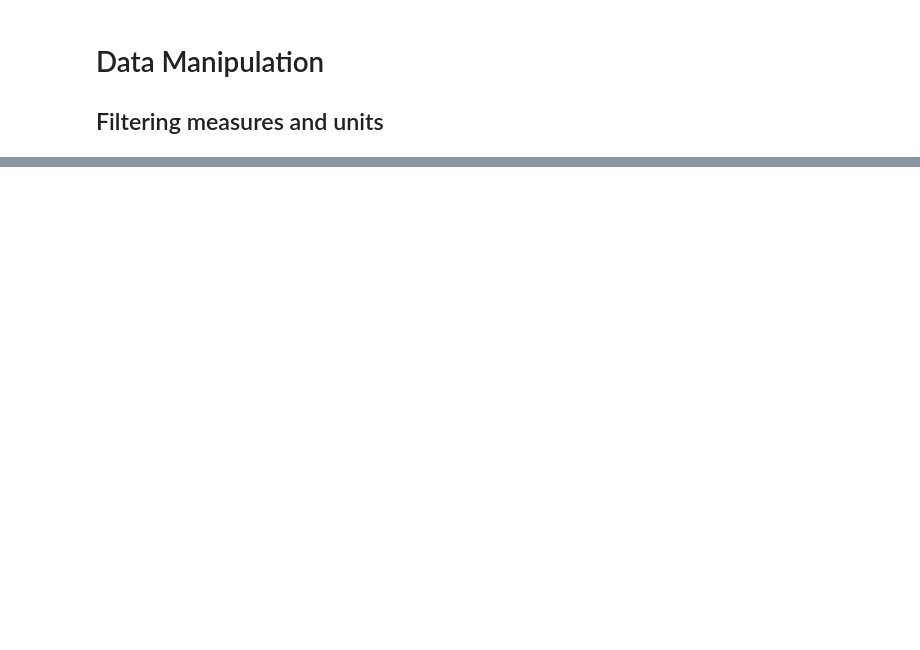
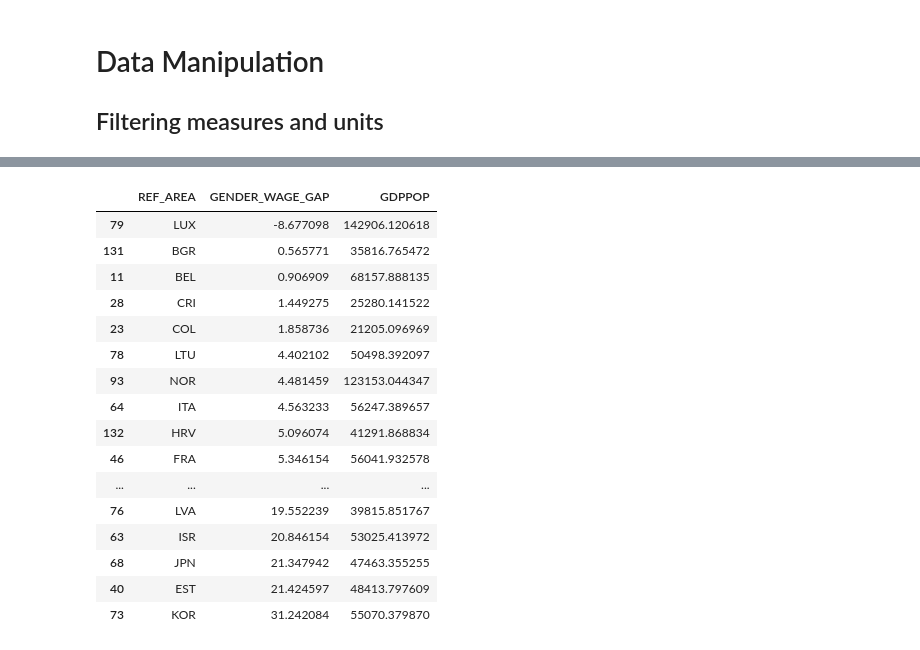
Before and after one commit to OsKaR31415/analyse_de_donnees_projet_1, a Jupyter notebook: report.ipynb, the cells around one changed output, grey strips where cells are left out. Drawn from its saved outputs; the diff is of its cells as text; code cells hidden in the pictures; blank space fills up the shorter version.

```diff
--- a/report.ipynb
+++ b/report.ipynb
@@ -223,0 +200,21 @@ display(DATA)
+# %%
+#| label: raw-gwgvsgdppop-ordby-gwg
+display(df_2022[['REF_AREA', 'GENDER_WAGE_GAP', 'GDPPOP']].sort_values('GENDER_WAGE_GAP'))
+# %% [output]
+|  | REF_AREA | GENDER_WAGE_GAP | GDPPOP |
+| 79 | LUX | -8.677098 | 142906.120618 |
+| 131 | BGR | 0.565771 | 35816.765472 |
+| 11 | BEL | 0.906909 | 68157.888135 |
+| 28 | CRI | 1.449275 | 25280.141522 |
+| 23 | COL | 1.858736 | 21205.096969 |
+| 78 | LTU | 4.402102 | 50498.392097 |
+| 93 | NOR | 4.481459 | 123153.044347 |
+| 64 | ITA | 4.563233 | 56247.389657 |
+| 132 | HRV | 5.096074 | 41291.868834 |
+| 46 | FRA | 5.346154 | 56041.932578 |
+| ... | ... | ... | ... |
+| 76 | LVA | 19.552239 | 39815.851767 |
+| 63 | ISR | 20.846154 | 53025.413972 |
+| 68 | JPN | 21.347942 | 47463.355255 |
+| 40 | EST | 21.424597 | 48413.797609 |
+| 73 | KOR | 31.242084 | 55070.379870 |
```
Also changed, not shown: parts of 11 cells of this notebook.
